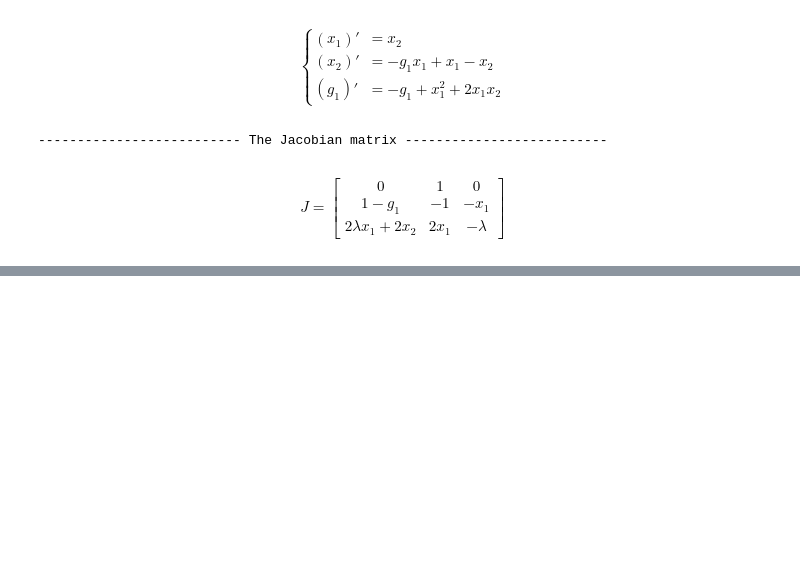
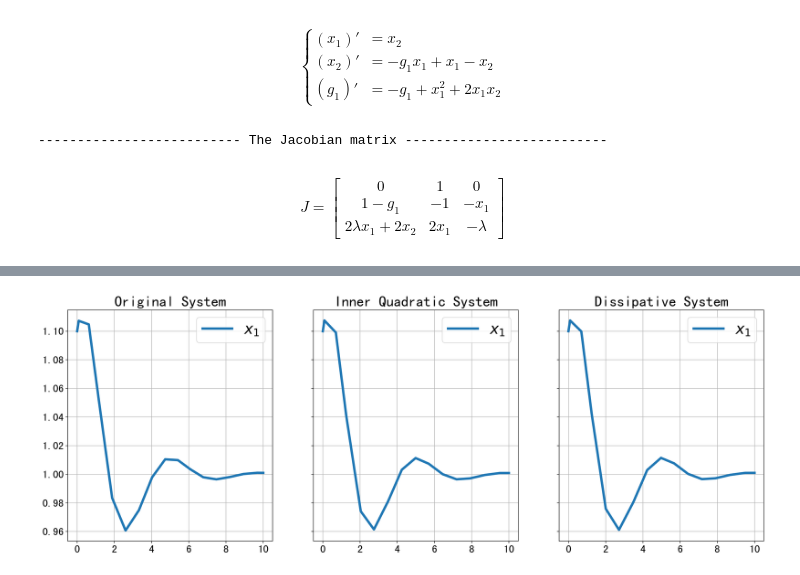
Before and after one commit to yubocai-poly/DQbee, a Jupyter notebook: Examples/duffing_system.ipynb, the cells around one changed output, grey strips where cells are left out. Drawn from its saved outputs; the diff is of its cells as text; code cells hidden in the pictures; blank space fills up the shorter version.

```diff
--- a/Examples/duffing_system.ipynb
+++ b/Examples/duffing_system.ipynb
@@ -184,0 +267,59 @@ $$J=\left[\begin{matrix}0 & 1 & 0\\1 - g_{1} & -1 & - x_{1}\\2 \lambda x_{1} + 2
+# %%
+import sympy as sp
+from scipy.integrate import solve_ivp
+import matplotlib.pyplot as plt
+import numpy as np
+
+x1, x2, w1, g1 = sp.symbols('x1 x2 w1 g1')
+t = sp.symbols('t')
+
+# Define the systems
+system_original = [x2, x1 - x1 ** 3 - x2]
+system_innerquadratic = [x2, x1 - x1 * w1 - x2, 2 * x1 * x2]
+system_dissipative = [x2, x1 - x2 - g1 * x1, - g1 + x1 ** 2 + 2 * x1 * x2]
+
+# Initial conditions
+initial_state_original = [1.1, 0.1]
+initial_state_innerquadratic = [1.1, 0.1, 1.21]
+initial_state_dissipative = [1.1, 0.1, 1.21]
+
+# Convert the systems to functions
+fun_original = sp.lambdify((t, [x1, x2]), system_original, "numpy")
+fun_innerquadratic = sp.lambdify((t, [x1, x2, w1]), system_innerquadratic, "numpy")
+fun_dissipative = sp.lambdify((t, [x1, x2, g1]), system_dissipative, "numpy")
+
+# Time span (from 0 to 10)
+t_span = [0, 10]
+
+# Solve the systems
+sol_original = solve_ivp(fun_original, t_span, initial_state_original, method='RK45')
+sol_innerquadratic = solve_ivp(fun_innerquadratic, t_span, initial_state_innerquadratic, method='RK45')
+sol_dissipative = solve_ivp(fun_dissipative, t_span, initial_state_dissipative, method='RK45')
+
+# Plot the results
+fig, (ax1, ax2, ax3) = plt.subplots(1, 3, sharey=True, figsize=(21, 7))
+
+ax1.plot(sol_original.t, sol_original.y[0], linewidth=4, label=r"$x_1$")
+ax1.legend(fontsize=25)
+ax1.set_title('Original System', size=25)
+ax1.grid()
+
+ax2.plot(sol_innerquadratic.t, sol_innerquadratic.y[0], linewidth=4, label=r"$x_1$")
+ax2.legend(fontsize=25)
+ax2.set_title('Inner Quadratic System', size=25)
+ax2.grid()
+
+ax3.plot(sol_dissipative.t, sol_dissipative.y[0], linewidth=4, label=r"$x_1$")
+ax3.legend(fontsize=25)
+ax3.set_title('Dissipative System', size=25)
+ax3.grid()
+
+ax1.tick_params(axis='both', which='major', labelsize=18)
+ax2.tick_params(axis='both', which='major', labelsize=18)
+ax3.tick_params(axis='both', which='major', labelsize=18)
+
+plt.savefig("../duffing_simulation.png", dpi=1000, bbox_inches = 'tight')
+
+plt.show()
+# %% [output]
+[figure, added]
```
Also changed, not shown: parts of 6 cells of this notebook, 5 other files.
